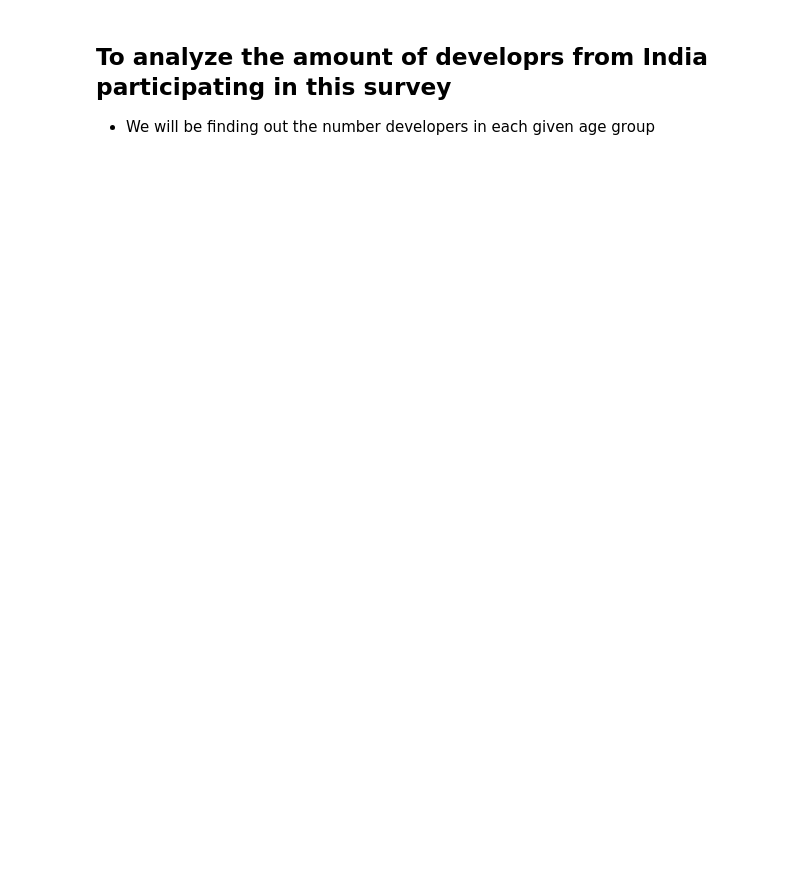
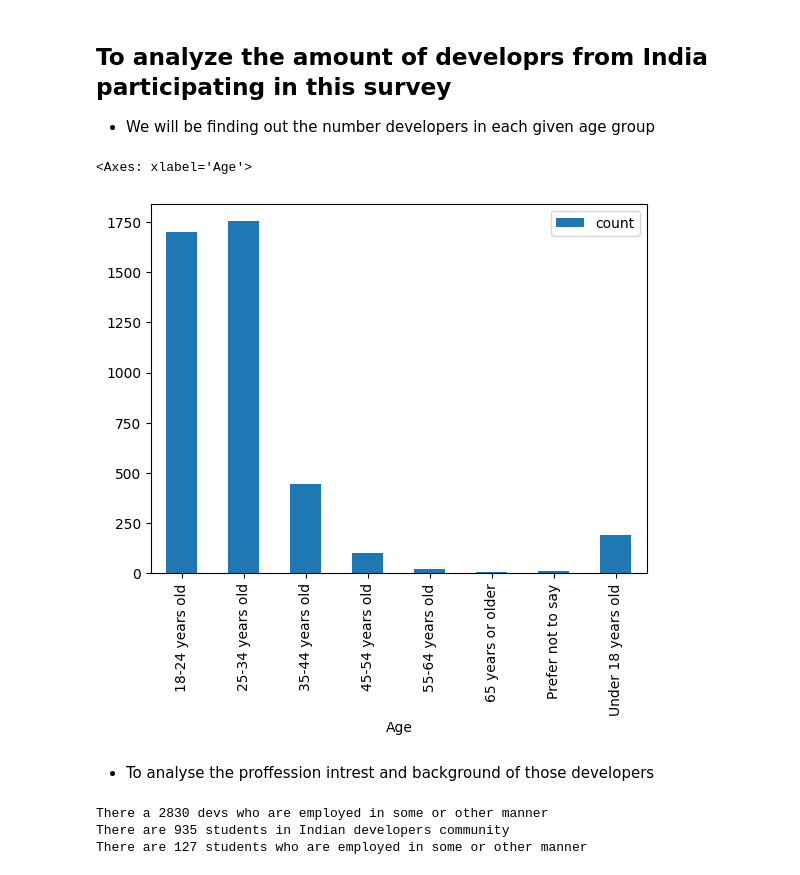
Before and after one commit to Kemphire/dav-project, a Jupyter notebook: main.ipynb, the cells around one changed output. Cells and saved outputs as stored; diff of their text form; code cells hidden in the pictures; blank space fills up the shorter version.

```diff
--- a/main.ipynb
+++ b/main.ipynb
@@ -171,0 +170,4 @@ df.to_csv("/tmp/data_dav.csv")
+# %%
+new_index = df.reset_index().index + 1
+df.set_index(new_index,inplace=True)
+df
@@ -171,0 +190,5 @@ df.to_csv("/tmp/data_dav.csv")
+# %%
+# Replacing TechDoc's column null values with "No Documentation ever used"
+
+df.loc[:,"TechDoc"] = df.apply(lambda row: "No Documentation ever used" if pd.isna(row["TechDoc"]) else row["TechDoc"], axis=1)
+df.TechDoc
@@ -171,0 +208,12 @@ df.to_csv("/tmp/data_dav.csv")
+# %%
+# Ther are values "Other's please specify" in the column DataType, we need to replace it with "Others"
+
+df.loc[:,"DevType"] = df.apply(lambda row: "Other" if pd.isna(row["DevType"]) else row["DevType"], axis=1)
+df.loc[df["DevType"].str.startswith("Other"),"DevType"] = "Other"
+# %%
+# filling OrgSize
+#   if row's DevType contains student them fill it with "I'm a student"
+
+df.loc[:,"OrgSize"] = df.apply(lambda row: "I'm a student" if pd.isna(row["OrgSize"]) and row["DevType"] == "Student" else row["OrgSize"], axis=1)
+df.loc[:,"OrgSize"] = df.apply(lambda row: "Confidential" if pd.isna(row["OrgSize"]) else row["OrgSize"], axis=1)
+df.OrgSize
@@ -173,3 +234,36 @@ df.to_csv("/tmp/data_dav.csv")
 ## To analyze the amount of developrs from India participating in this survey
 
 - We will be finding out the number developers in each given age group
+# %%
+df.groupby("Age")["Age"].agg(["count"]).plot.bar()
+# %% [output]
+<Axes: xlabel='Age'>
+[figure, added]
+# %% [markdown]
+- To analyse the proffession intrest and background of those developers
+# %%
+df.groupby("Employment")["Employment"].count()
+
+# Number of employed developers
+
+total_emplyed_devs_mask = df["Employment"].str.contains("Employed")
+total_emplyed_devs = df.loc[total_emplyed_devs_mask,"Employment"].count()
+
+print(f"There a {total_emplyed_devs} devs who are employed in some or other manner")
+
+# Total number of student's in our dev community
+
+student_devs_mask = df["Employment"].str.contains("Student")
+total_student_devs = df.loc[student_devs_mask].shape[0]
+
+print(f"There are {total_student_devs} students in Indian developers community")
+
+# Total number of employed students
+
+total_employed_studs = df.loc[student_devs_mask & total_emplyed_devs_mask].shape[0]
+
+print(f"There are {total_employed_studs} students who are employed in some or other manner")
+# %% [output]
+There a 2830 devs who are employed in some or other manner
+There are 935 students in Indian developers community
+There are 127 students who are employed in some or other manner
```
Also changed, not shown: parts of 12 cells of this notebook.
